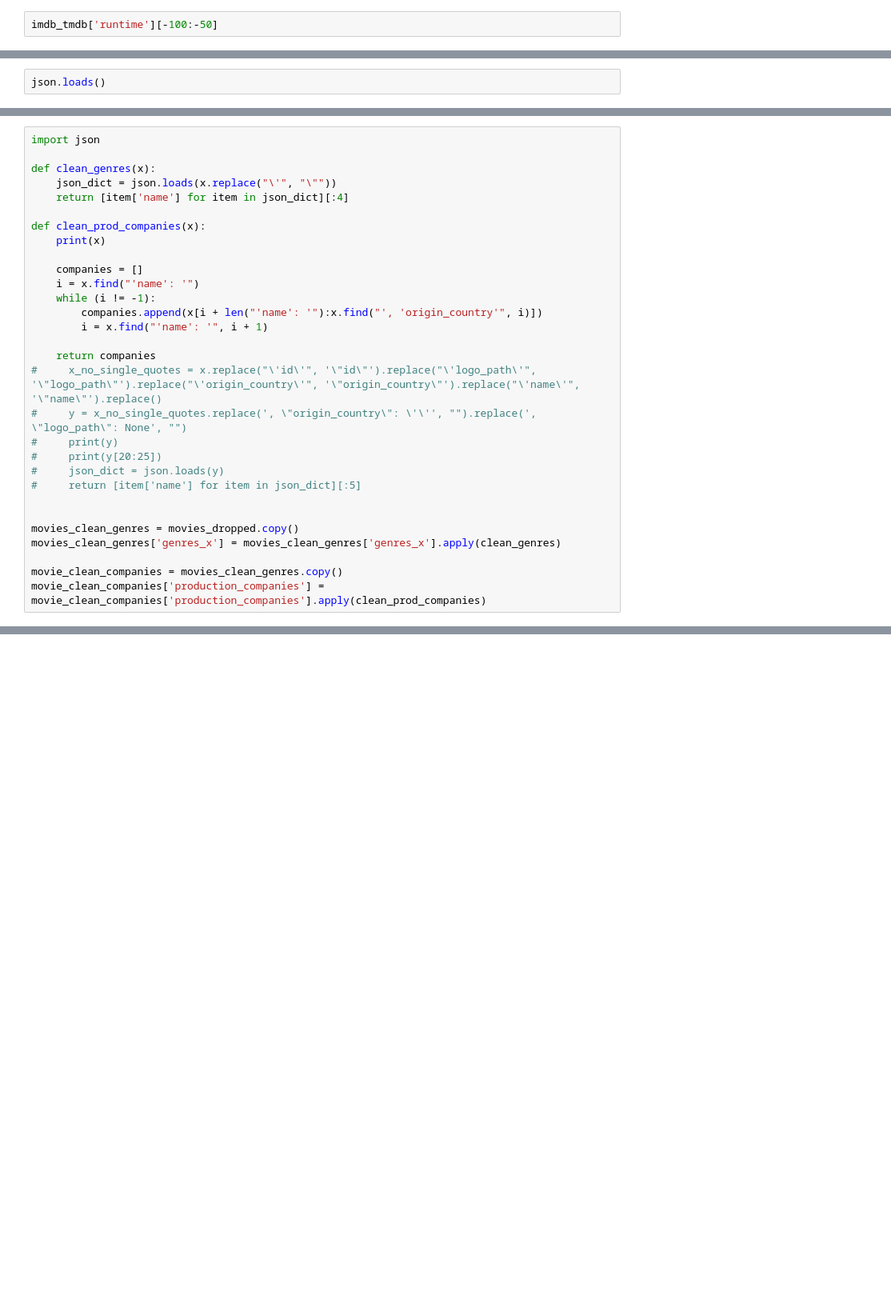
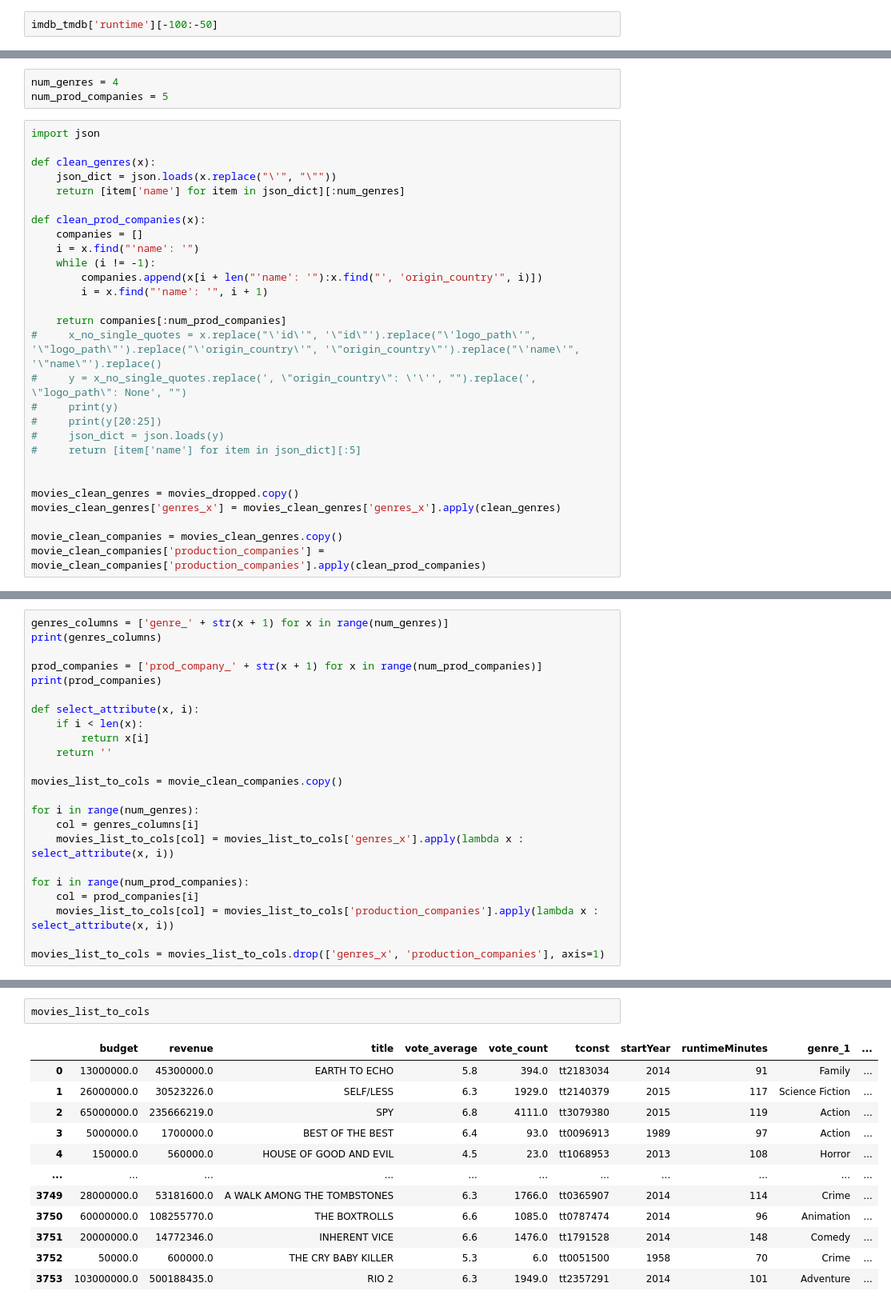
Before and after one commit to nsn116/Movie-Success-Predictor, a Jupyter notebook: data_preprocessing/Principals info.ipynb, the cells around one changed output, grey strips where cells are left out. Shown at 80% size. Drawn from its saved outputs; the diff is of its cells as text; blank space fills up the shorter version.

Commit message:
Bring genres and prod companies column in appropriate format

```diff
--- a/data_preprocessing/Principals info.ipynb
+++ b/data_preprocessing/Principals info.ipynb
@@ -96,2 +87,0 @@ JSONDecodeError: Expecting property name enclosed in double quotes: line 1 colum
-# %%
-json.loads()
@@ -105,20 +88,21 @@ s.find()
+# %%
+num_genres = 4
+num_prod_companies = 5
 # %%
 import json
 
 def clean_genres(x):
     json_dict = json.loads(x.replace("\'", "\""))
-    return [item['name'] for item in json_dict][:4]
+    return [item['name'] for item in json_dict][:num_genres]
 
 def clean_prod_companies(x):
-    print(x)
-
     companies = []
     i = x.find("'name': '")
     while (i != -1):
         companies.append(x[i + len("'name': '"):x.find("', 'origin_country'", i)])
         i = x.find("'name': '", i + 1)
 
-    return companies
+    return companies[:num_prod_companies]
 #     x_no_single_quotes = x.replace("\'id\'", '\"id\"').replace("\'logo_path\'", '\"logo_path\"').replace("\'origin_country\'", '\"origin_country\"').replace("\'name\'", '\"name\"').replace()
 #     y = x_no_single_quotes.replace(', \"origin_country\": \'\'', "").replace(', \"logo_path\": None', "")
 #     print(y)
@@ -191,0 +119,23 @@ array(["[{'id': 35, 'name': 'Comedy'}, {'id': 27, 'name': 'Horror'}, {'id': 18,
+# %%
+genres_columns = ['genre_' + str(x + 1) for x in range(num_genres)]
+print(genres_columns)
+
+prod_companies = ['prod_company_' + str(x + 1) for x in range(num_prod_companies)]
+print(prod_companies)
+
+def select_attribute(x, i):
+    if i < len(x):
+        return x[i]
+    return ''
+
+movies_list_to_cols = movie_clean_companies.copy()
+
+for i in range(num_genres):
+    col = genres_columns[i]
+    movies_list_to_cols[col] = movies_list_to_cols['genres_x'].apply(lambda x : select_attribute(x, i))
+
+for i in range(num_prod_companies):
+    col = prod_companies[i]
+    movies_list_to_cols[col] = movies_list_to_cols['production_companies'].apply(lambda x : select_attribute(x, i))
+
+movies_list_to_cols = movies_list_to_cols.drop(['genres_x', 'production_companies'], axis=1)
@@ -191,0 +145,15 @@ array(["[{'id': 35, 'name': 'Comedy'}, {'id': 27, 'name': 'Horror'}, {'id': 18,
+# %%
+movies_list_to_cols
+# %% [output]
+|  | budget | revenue | title | vote_average | vote_count | tconst | startYear | runtimeMinutes | genre_1 | ... |
+| 0 | 13000000.0 | 45300000.0 | EARTH TO ECHO | 5.8 | 394.0 | tt2183034 | 2014 | 91 | Family | ... |
+| 1 | 26000000.0 | 30523226.0 | SELF/LESS | 6.3 | 1929.0 | tt2140379 | 2015 | 117 | Science Fiction | ... |
+| 2 | 65000000.0 | 235666219.0 | SPY | 6.8 | 4111.0 | tt3079380 | 2015 | 119 | Action | ... |
+| 3 | 5000000.0 | 1700000.0 | BEST OF THE BEST | 6.4 | 93.0 | tt0096913 | 1989 | 97 | Action | ... |
+| 4 | 150000.0 | 560000.0 | HOUSE OF GOOD AND EVIL | 4.5 | 23.0 | tt1068953 | 2013 | 108 | Horror | ... |
+| ... | ... | ... | ... | ... | ... | ... | ... | ... | ... | ... |
+| 3749 | 28000000.0 | 53181600.0 | A WALK AMONG THE TOMBSTONES | 6.3 | 1766.0 | tt0365907 | 2014 | 114 | Crime | ... |
+| 3750 | 60000000.0 | 108255770.0 | THE BOXTROLLS | 6.6 | 1085.0 | tt0787474 | 2014 | 96 | Animation | ... |
+| 3751 | 20000000.0 | 14772346.0 | INHERENT VICE | 6.6 | 1476.0 | tt1791528 | 2014 | 148 | Comedy | ... |
+| 3752 | 50000.0 | 600000.0 | THE CRY BABY KILLER | 5.3 | 6.0 | tt0051500 | 1958 | 70 | Crime | ... |
+| 3753 | 103000000.0 | 500188435.0 | RIO 2 | 6.3 | 1949.0 | tt2357291 | 2014 | 101 | Adventure | ... |
```
Also changed, not shown: parts of 9 cells of this notebook.
